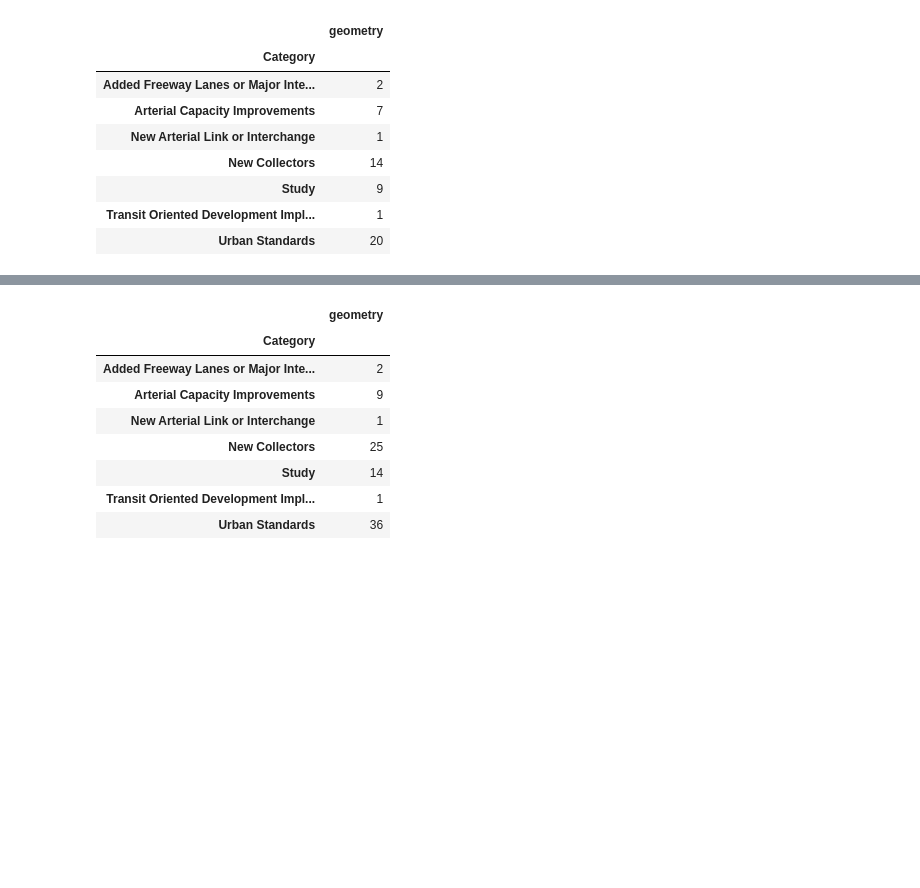
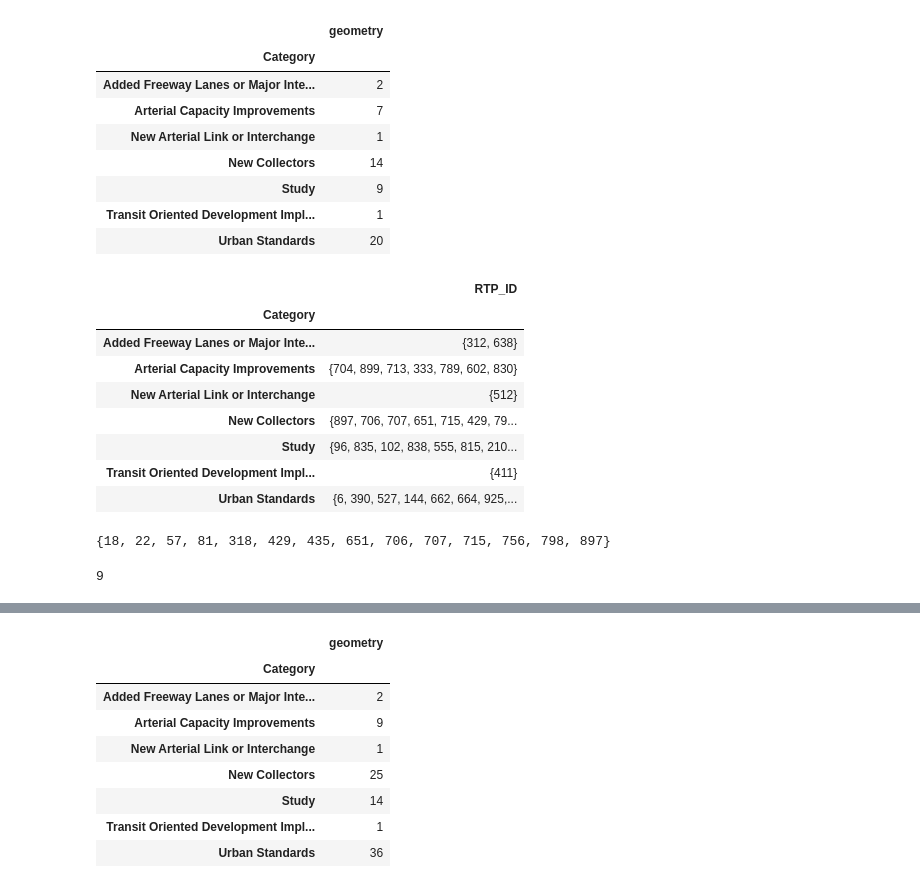
Before and after one commit to dongmeic/RTP, a Jupyter notebook: data/analysis_for_AppendixF.ipynb, the cells around one changed output, grey strips where cells are left out. Saved outputs shown, nothing was run; the diff lists cells and outputs as text; code cells hidden in the pictures; blank space fills up the shorter version.

```diff
--- a/data/analysis_for_AppendixF.ipynb
+++ b/data/analysis_for_AppendixF.ipynb
@@ -232,3 +312,25 @@ aaf.RTP_counted_by_intersection(folder='NaturalHazards', file='EarthquakeLayer.s
 | Study | 9 |
 | Transit Oriented Development Impl... | 1 |
 | Urban Standards | 20 |
+# %%
+df = aaf.RTP_counted_by_intersection(folder='NaturalHazards', file='EarthquakeLayer.shp', returnID=True)
+# %%
+df
+# %% [output]
+|  | RTP_ID |
+| Category |  |
+| Added Freeway Lanes or Major Inte... | {312, 638} |
+| Arterial Capacity Improvements | {704, 899, 713, 333, 789, 602, 830} |
+| New Arterial Link or Interchange | {512} |
+| New Collectors | {897, 706, 707, 651, 715, 429, 79... |
+| Study | {96, 835, 102, 838, 555, 815, 210... |
+| Transit Oriented Development Impl... | {411} |
+| Urban Standards | {6, 390, 527, 144, 662, 664, 925,... |
+# %%
+df.loc['New Collectors', 'RTP_ID']
+# %% [output]
+{18, 22, 57, 81, 318, 429, 435, 651, 706, 707, 715, 756, 798, 897}
+# %%
+len(unique([835, 838, 555, 815, 210, 831] + list(df.loc['Study', 'RTP_ID'])))
+# %% [output]
+9
```
Also changed, not shown: parts of 37 cells of this notebook, 2 other files.
